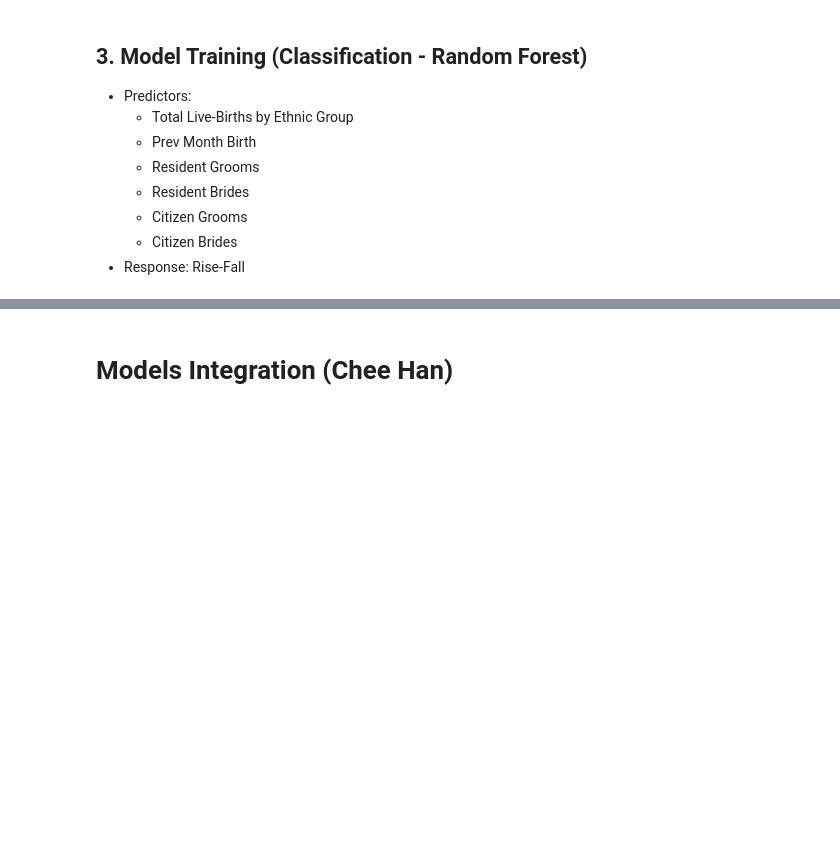
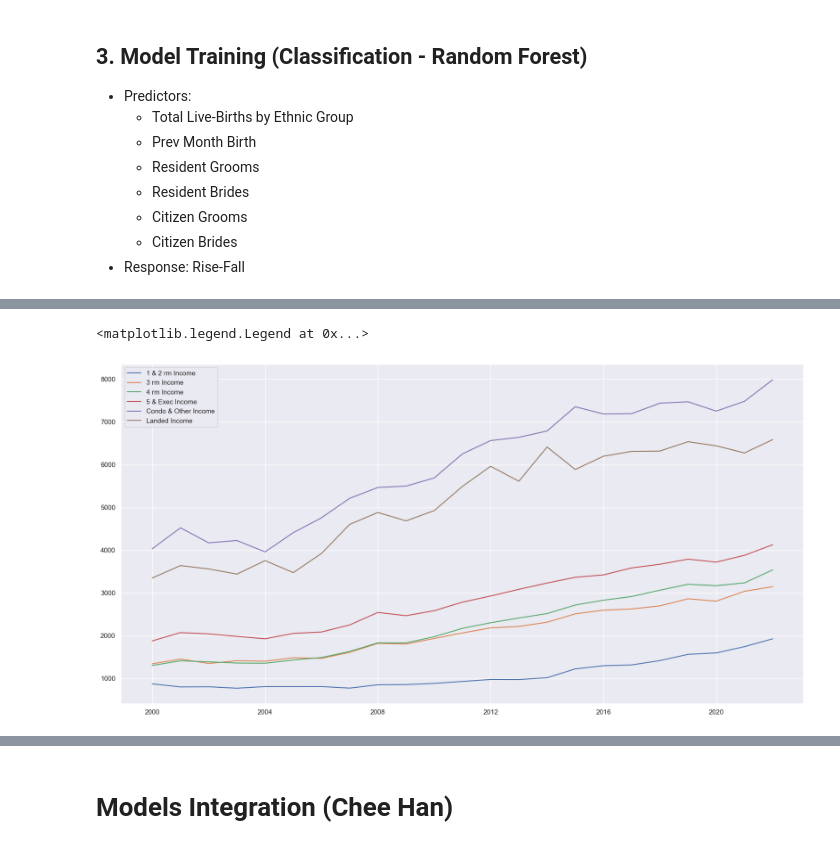
Before and after one commit to SleepHan/SC1015-Mini-Project, a Jupyter notebook: Main Analysis.ipynb, the cells around one changed output, grey strips where cells are left out. Saved outputs shown, nothing was run; the diff lists cells and outputs as text; code cells hidden in the pictures; blank space fills up the shorter version.

Commit message:
Income

```diff
--- a/Main Analysis.ipynb
+++ b/Main Analysis.ipynb
@@ -844,0 +850,4 @@ marAgeMod = results[0][-1]
+# %%
+income = pd.read_csv('Datasets/Income_clean.csv')
+pd.set_option('display.max_columns', None)
+pd.set_option('display.max_rows', None)
@@ -844,0 +856,6 @@ marAgeMod = results[0][-1]
+# %%
+income.set_index('Year',inplace=True)
+income.columns = income.columns.str.replace('-','')
+
+income = income.sort_index()
+income.head()
@@ -844,0 +870,27 @@ marAgeMod = results[0][-1]
+# %%
+income1rm = pd.DataFrame(income['HDB 1 & 2 Room Flats'])
+income3rm = pd.DataFrame(income['HDB 3Room Flats'])
+income4rm = pd.DataFrame(income['HDB 4Room Flats'])
+income5exec = pd.DataFrame(income['HDB 5Room & Executive Flats'])
+incomeCondo = pd.DataFrame(income['Condominiums & Other Apartments'])
+incomeLanded = pd.DataFrame(income['Landed Properties'])
+
+
+income1rm.index = pd.to_datetime(income1rm.index, format='%Y')
+income3rm.index = pd.to_datetime(income3rm.index, format='%Y')
+income4rm.index = pd.to_datetime(income4rm.index, format='%Y')
+income5exec.index = pd.to_datetime(income5exec.index, format='%Y')
+incomeCondo.index = pd.to_datetime(incomeCondo.index, format='%Y')
+incomeLanded.index = pd.to_datetime(incomeLanded.index, format='%Y')
+# %%
+plt.figure(figsize=(20,10))
+plt.plot(income1rm, label='1 & 2 rm Income');
+plt.plot(income3rm, label='3 rm Income');
+plt.plot(income4rm, label='4 rm Income');
+plt.plot(income5exec, label='5 & Exec Income');
+plt.plot(incomeCondo, label='Condo & Other Income');
+plt.plot(incomeLanded, label='Landed Income');
+plt.legend()
+# %% [output]
+<matplotlib.legend.Legend at 0x...>
+[figure, added]
```
Also changed, not shown: parts of 13 cells of this notebook.
